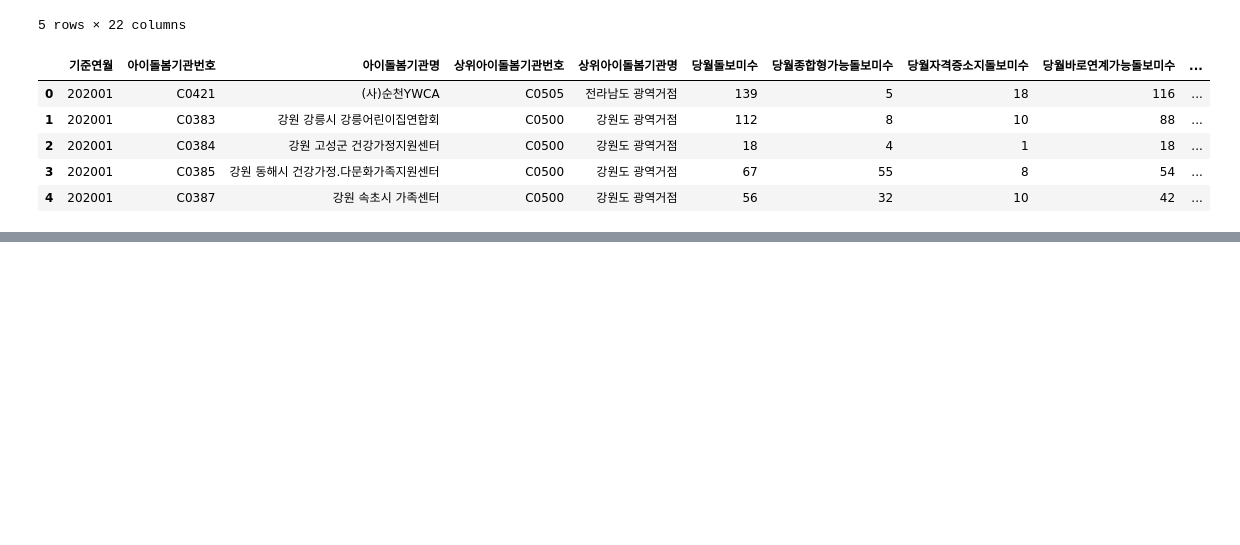
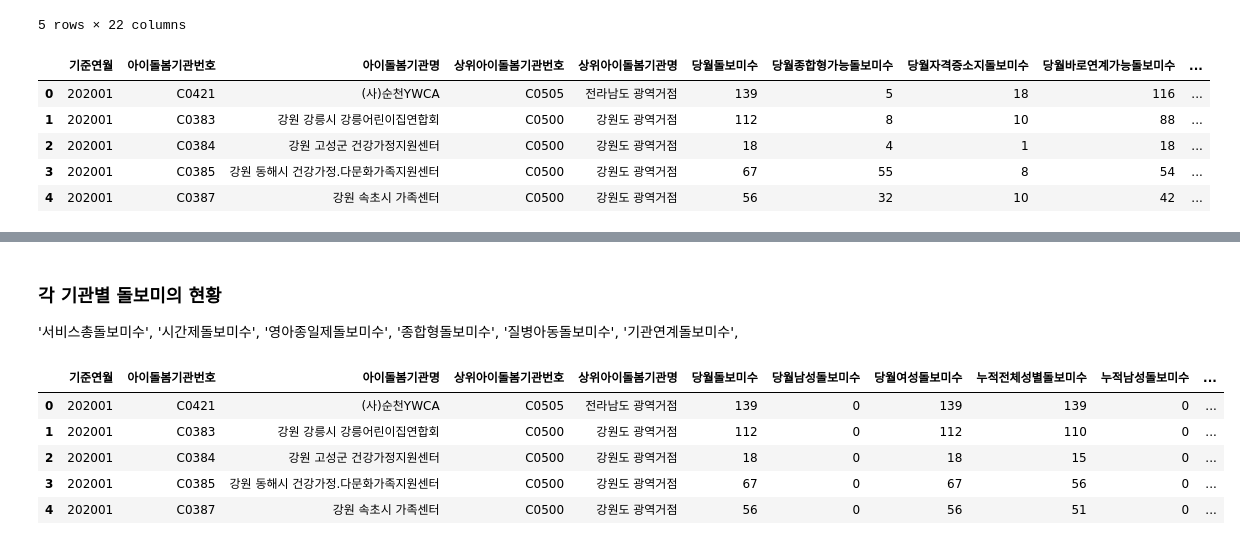
Before and after one commit to CodeArt-Team/MLcompetetion, a Jupyter notebook: 공모전/서울GovTech/돌봄서비스/데이터 읽어오기_jihwan.ipynb, the cells around one changed output, grey strips where cells are left out. Saved outputs shown, nothing was run; the diff lists cells and outputs as text; code cells hidden in the pictures; blank space fills up the shorter version.

```diff
--- a/공모전/서울GovTech/돌봄서비스/데이터 읽어오기_jihwan.ipynb
+++ b/공모전/서울GovTech/돌봄서비스/데이터 읽어오기_jihwan.ipynb
@@ -60,0 +142,14 @@ service_info4.head()
+# %% [markdown]
+### 각 기관별 돌보미의 현황
+ '서비스총돌보미수',
+       '시간제돌보미수', '영아종일제돌보미수', '종합형돌보미수', '질병아동돌보미수', '기관연계돌보미수',
+# %%
+# 여성가족부_아이돌보미 현황 성별 정보 서비스_20240611
+data30.head()
+# %% [output]
+|  | 기준연월 | 아이돌봄기관번호 | 아이돌봄기관명 | 상위아이돌봄기관번호 | 상위아이돌봄기관명 | 당월돌보미수 | 당월남성돌보미수 | 당월여성돌보미수 | 누적전체성별돌보미수 | 누적남성돌보미수 | ... |
+| 0 | 202001 | C0421 | (사)순천YWCA | C0505 | 전라남도 광역거점 | 139 | 0 | 139 | 139 | 0 | ... |
+| 1 | 202001 | C0383 | 강원 강릉시 강릉어린이집연합회 | C0500 | 강원도 광역거점 | 112 | 0 | 112 | 110 | 0 | ... |
+| 2 | 202001 | C0384 | 강원 고성군 건강가정지원센터 | C0500 | 강원도 광역거점 | 18 | 0 | 18 | 15 | 0 | ... |
+| 3 | 202001 | C0385 | 강원 동해시 건강가정.다문화가족지원센터 | C0500 | 강원도 광역거점 | 67 | 0 | 67 | 56 | 0 | ... |
+| 4 | 202001 | C0387 | 강원 속초시 가족센터 | C0500 | 강원도 광역거점 | 56 | 0 | 56 | 51 | 0 | ... |
```
Also changed, not shown: parts of 18 cells of this notebook.
